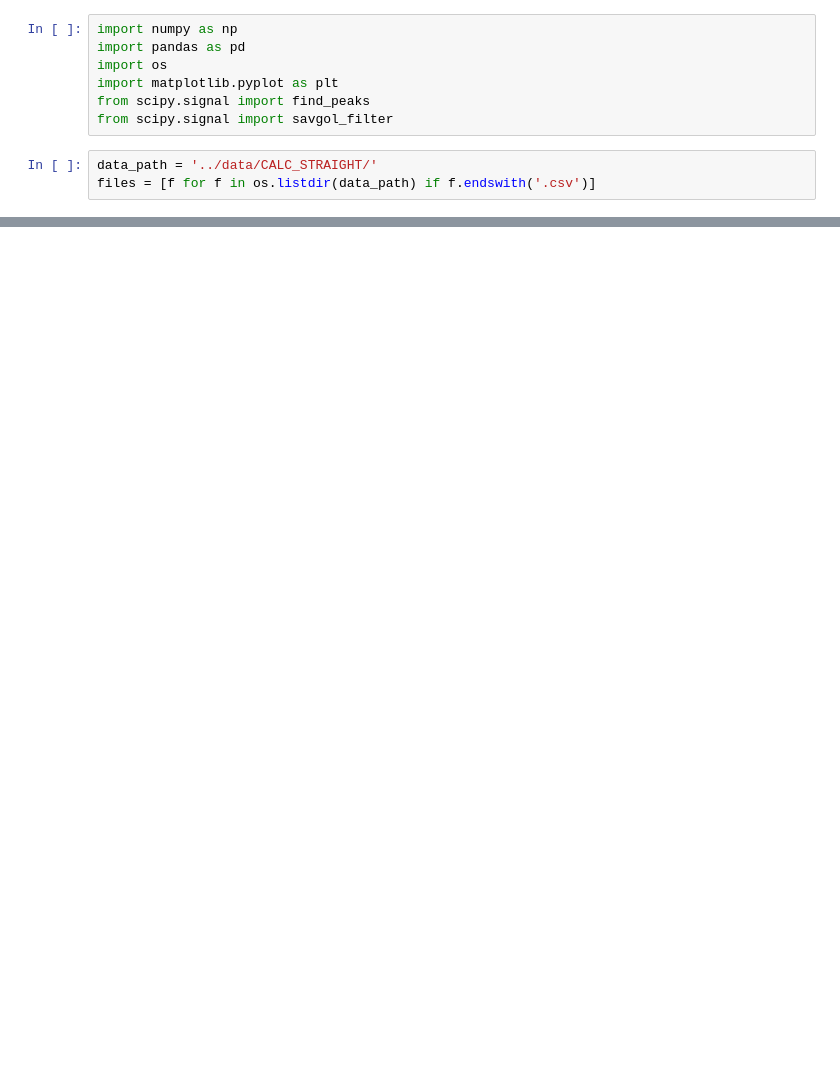
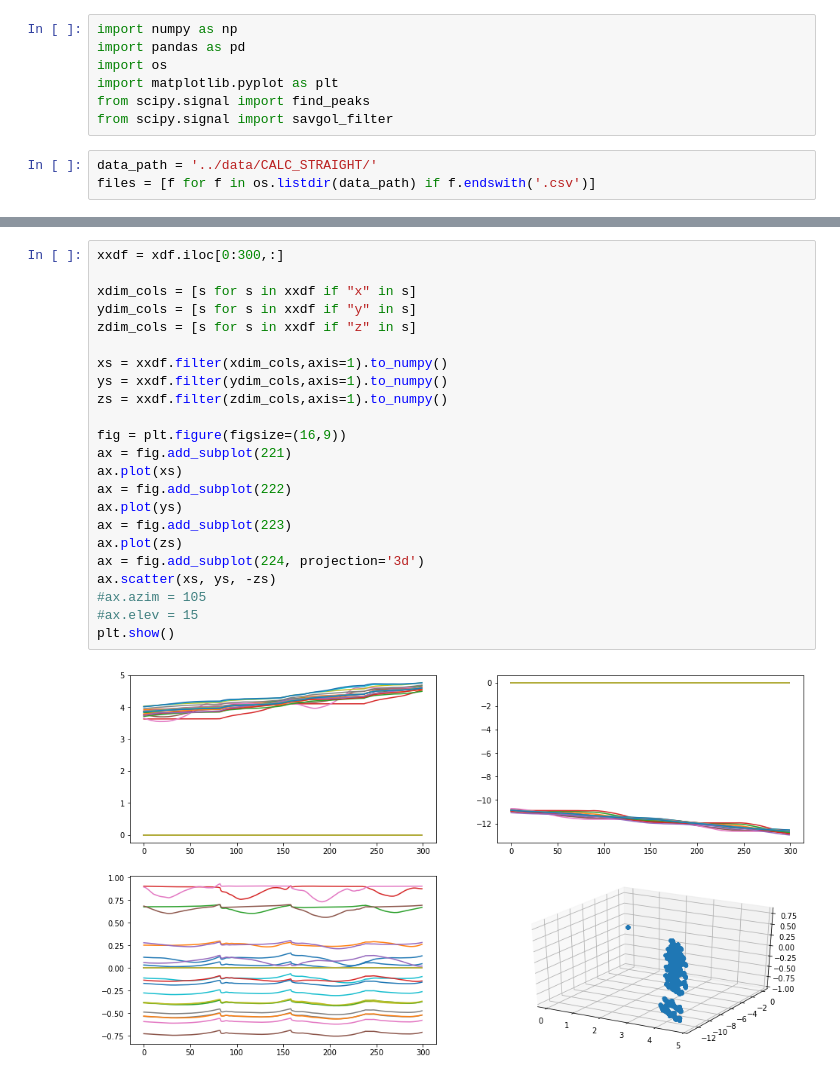
Before and after one commit to onachija/PN, a Jupyter notebook: notebooks/straight_two_steps-One.ipynb, the cells around one changed output, grey strips where cells are left out. Drawn from its saved outputs; the diff is of its cells as text; blank space fills up the shorter version.

```diff
--- a/notebooks/straight_two_steps-One.ipynb
+++ b/notebooks/straight_two_steps-One.ipynb
@@ -122,3 +247,28 @@ N-04-1-Char00part7seg-3.csv
+# %%
+xxdf = xdf.iloc[0:300,:]
+
+xdim_cols = [s for s in xxdf if "x" in s]
+ydim_cols = [s for s in xxdf if "y" in s]
+zdim_cols = [s for s in xxdf if "z" in s]
+
+xs = xxdf.filter(xdim_cols,axis=1).to_numpy()
+ys = xxdf.filter(ydim_cols,axis=1).to_numpy()
+zs = xxdf.filter(zdim_cols,axis=1).to_numpy()
+
+fig = plt.figure(figsize=(16,9))
+ax = fig.add_subplot(221)
+ax.plot(xs)
+ax = fig.add_subplot(222)
+ax.plot(ys)
+ax = fig.add_subplot(223)
+ax.plot(zs)
+ax = fig.add_subplot(224, projection='3d')
+ax.scatter(xs, ys, -zs)
+#ax.azim = 105
+#ax.elev = 15
+plt.show()
+# %% [output]
+[figure, added]
 # %%
 peaks
 # %% [output]
```
Also changed, not shown: parts of 13 cells of this notebook, 4 other files.
